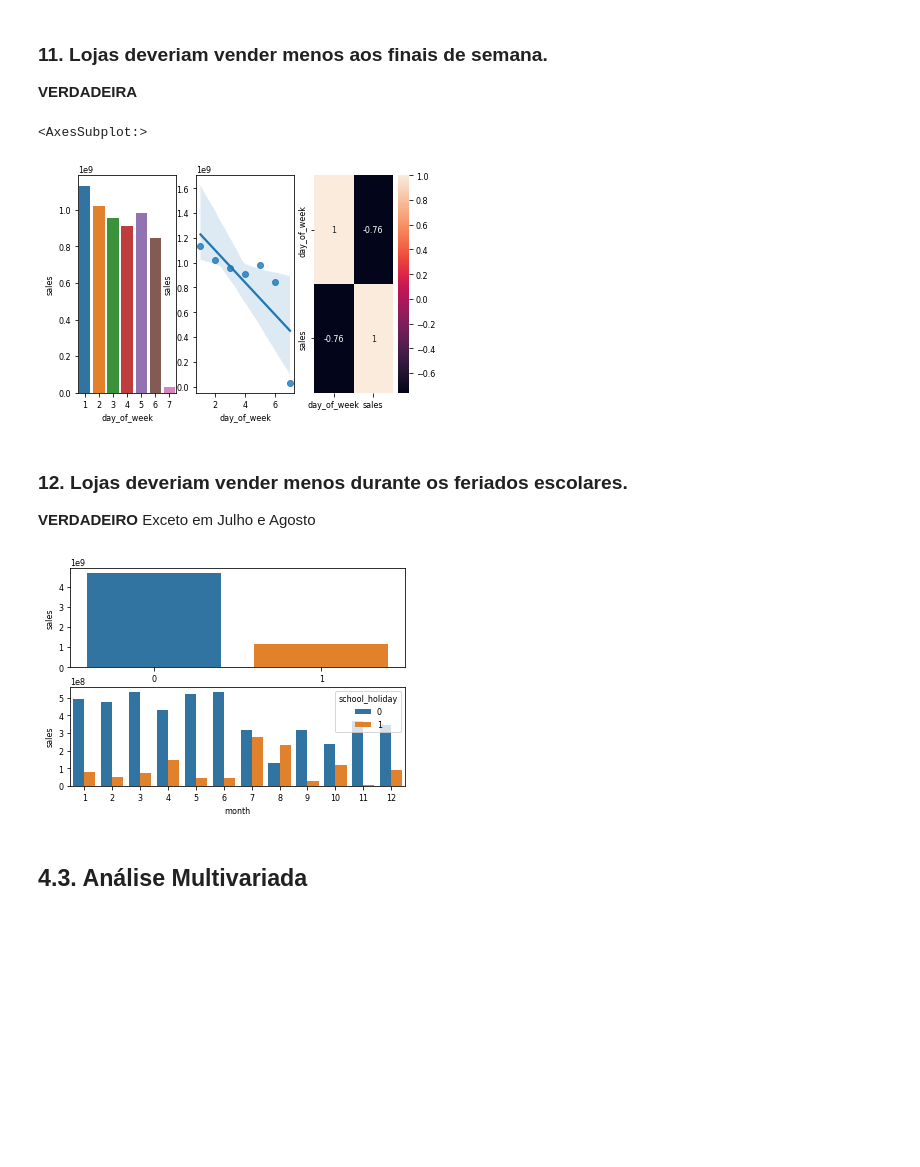
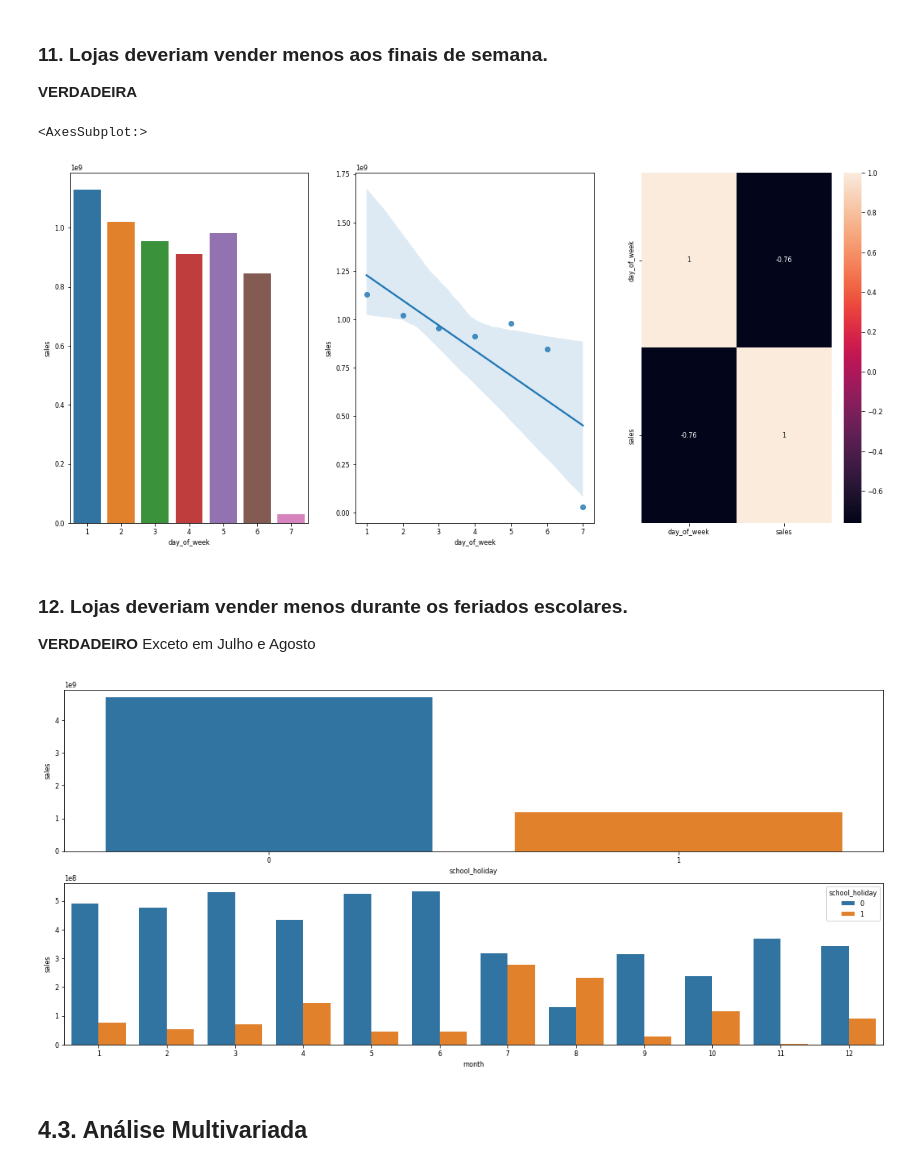
Before and after one commit to ezequielpf/rossmann_sales_prediction, a Jupyter notebook: notebooks/store_sales_predict.ipynb, the cells around one changed output. Drawn from its saved outputs; the diff is of its cells as text; code cells hidden in the pictures; blank space fills up the shorter version.

```diff
--- a/notebooks/store_sales_predict.ipynb
+++ b/notebooks/store_sales_predict.ipynb
@@ -669,14 +747,14 @@ sns.heatmap(aux1[cols1].corr(method='pearson'), ax=ax[1,1], annot=True)
 # %%
 cols1 = ['day_of_week', 'sales']
 aux1 = df4.loc[:, cols1].groupby('day_of_week').sum().reset_index()
 
-fig, ax = plt.subplots(1,3)
+fig, ax = plt.subplots(1,3, figsize=(18,8))
 sns.barplot(ax=ax[0], data=aux1, x='day_of_week', y='sales')
 sns.regplot(ax=ax[1], data=aux1, x='day_of_week', y='sales')
 sns.heatmap(aux1.corr(method='pearson'), ax=ax[2], annot=True)
 # %% [output]
 <AxesSubplot:>
-[figure, old version]
+[figure, new version]
 # %% [markdown]
 ### **12.** Lojas deveriam vender menos durante os feriados escolares.
 **VERDADEIRO** Exceto em Julho e Agosto
@@ -687,11 +765,11 @@ aux1 = df4.loc[:, cols1].groupby('school_holiday').sum().reset_index()
 cols2 = ['month', 'school_holiday', 'sales']
 aux2 = df4.loc[:, cols2].groupby(['month', 'school_holiday']).sum().reset_index()
 
-fig, ax = plt.subplots(2,1)
+fig, ax = plt.subplots(2,1, figsize=(18,8))
 sns.barplot(ax=ax[0], data=aux1, x='school_holiday', y='sales')
 sns.barplot(ax=ax[1], data=aux2, x='month', y='sales', hue='school_holiday');
 # %% [output]
-[figure, old version]
+[figure, new version]
 # %% [markdown]
 ## 4.3. Análise Multivariada
 # %% [markdown]
```
Also changed, not shown: parts of 58 cells of this notebook.
